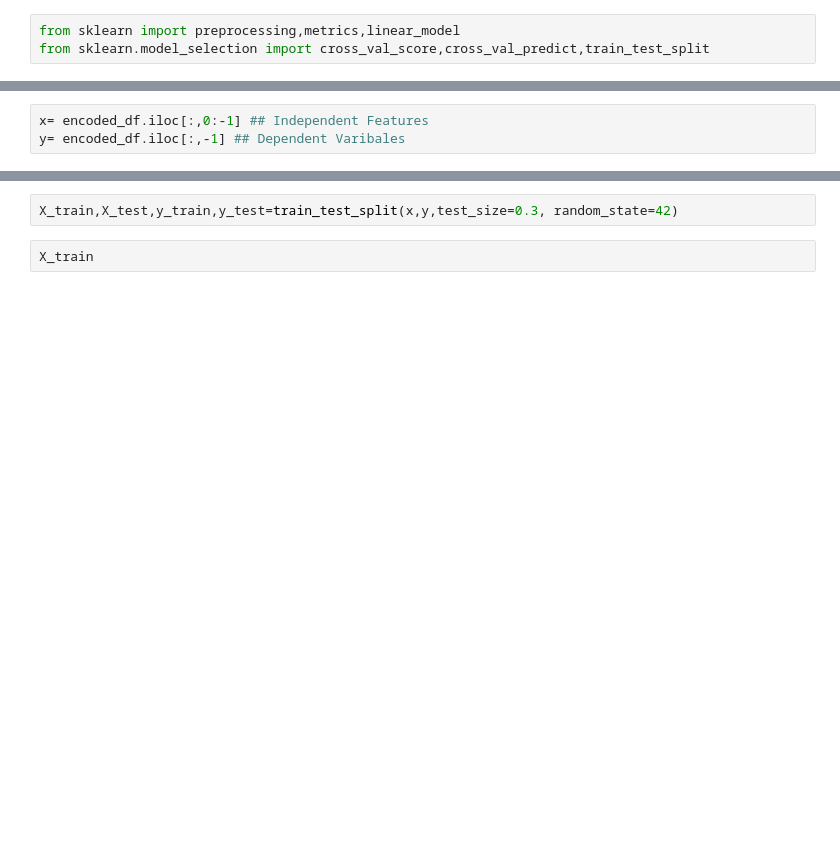
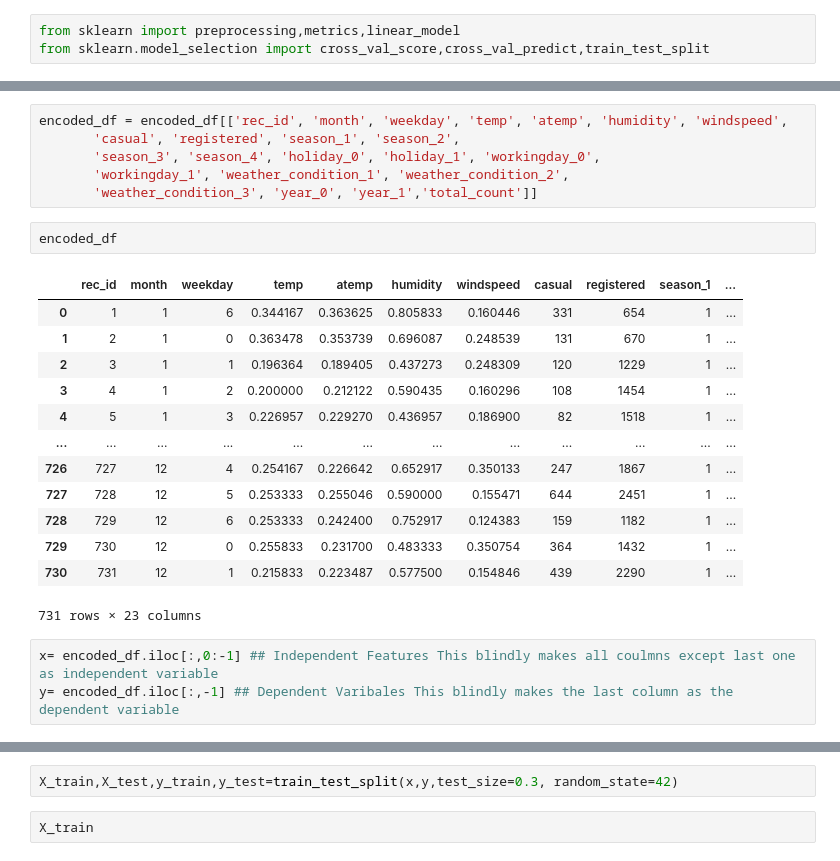
Before and after one commit to Chickyonline/AmazonSageMakerCourse, a Jupyter notebook: Bike_Rental_Count_Prediction_using_ML_and_H2O_Auto_ML.ipynb, the cells around one changed output, grey strips where cells are left out. Drawn from its saved outputs; the diff is of its cells as text; blank space fills up the shorter version.

```diff
--- a/Bike_Rental_Count_Prediction_using_ML_and_H2O_Auto_ML.ipynb
+++ b/Bike_Rental_Count_Prediction_using_ML_and_H2O_Auto_ML.ipynb
@@ -212,3 +339,25 @@ from sklearn.model_selection import cross_val_score,cross_val_predict,train_test
+# %%
+encoded_df = encoded_df[['rec_id', 'month', 'weekday', 'temp', 'atemp', 'humidity', 'windspeed',
+       'casual', 'registered', 'season_1', 'season_2',
+       'season_3', 'season_4', 'holiday_0', 'holiday_1', 'workingday_0',
+       'workingday_1', 'weather_condition_1', 'weather_condition_2',
+       'weather_condition_3', 'year_0', 'year_1','total_count']]
+# %%
+encoded_df
+# %% [output]
+|  | rec_id | month | weekday | temp | atemp | humidity | windspeed | casual | registered | season_1 | ... |
+| 0 | 1 | 1 | 6 | 0.344167 | 0.363625 | 0.805833 | 0.160446 | 331 | 654 | 1 | ... |
+| 1 | 2 | 1 | 0 | 0.363478 | 0.353739 | 0.696087 | 0.248539 | 131 | 670 | 1 | ... |
+| 2 | 3 | 1 | 1 | 0.196364 | 0.189405 | 0.437273 | 0.248309 | 120 | 1229 | 1 | ... |
+| 3 | 4 | 1 | 2 | 0.200000 | 0.212122 | 0.590435 | 0.160296 | 108 | 1454 | 1 | ... |
+| 4 | 5 | 1 | 3 | 0.226957 | 0.229270 | 0.436957 | 0.186900 | 82 | 1518 | 1 | ... |
+| ... | ... | ... | ... | ... | ... | ... | ... | ... | ... | ... | ... |
+| 726 | 727 | 12 | 4 | 0.254167 | 0.226642 | 0.652917 | 0.350133 | 247 | 1867 | 1 | ... |
+| 727 | 728 | 12 | 5 | 0.253333 | 0.255046 | 0.590000 | 0.155471 | 644 | 2451 | 1 | ... |
+| 728 | 729 | 12 | 6 | 0.253333 | 0.242400 | 0.752917 | 0.124383 | 159 | 1182 | 1 | ... |
+| 729 | 730 | 12 | 0 | 0.255833 | 0.231700 | 0.483333 | 0.350754 | 364 | 1432 | 1 | ... |
+| 730 | 731 | 12 | 1 | 0.215833 | 0.223487 | 0.577500 | 0.154846 | 439 | 2290 | 1 | ... |
+731 rows × 23 columns
 # %%
-x= encoded_df.iloc[:,0:-1] ## Independent Features
-y= encoded_df.iloc[:,-1] ## Dependent Varibales
+x= encoded_df.iloc[:,0:-1] ## Independent Features This blindly makes all coulmns except last one as independent variable
+y= encoded_df.iloc[:,-1] ## Dependent Varibales This blindly makes the last column as the dependent variable
```
Also changed, not shown: parts of 56 cells of this notebook.
